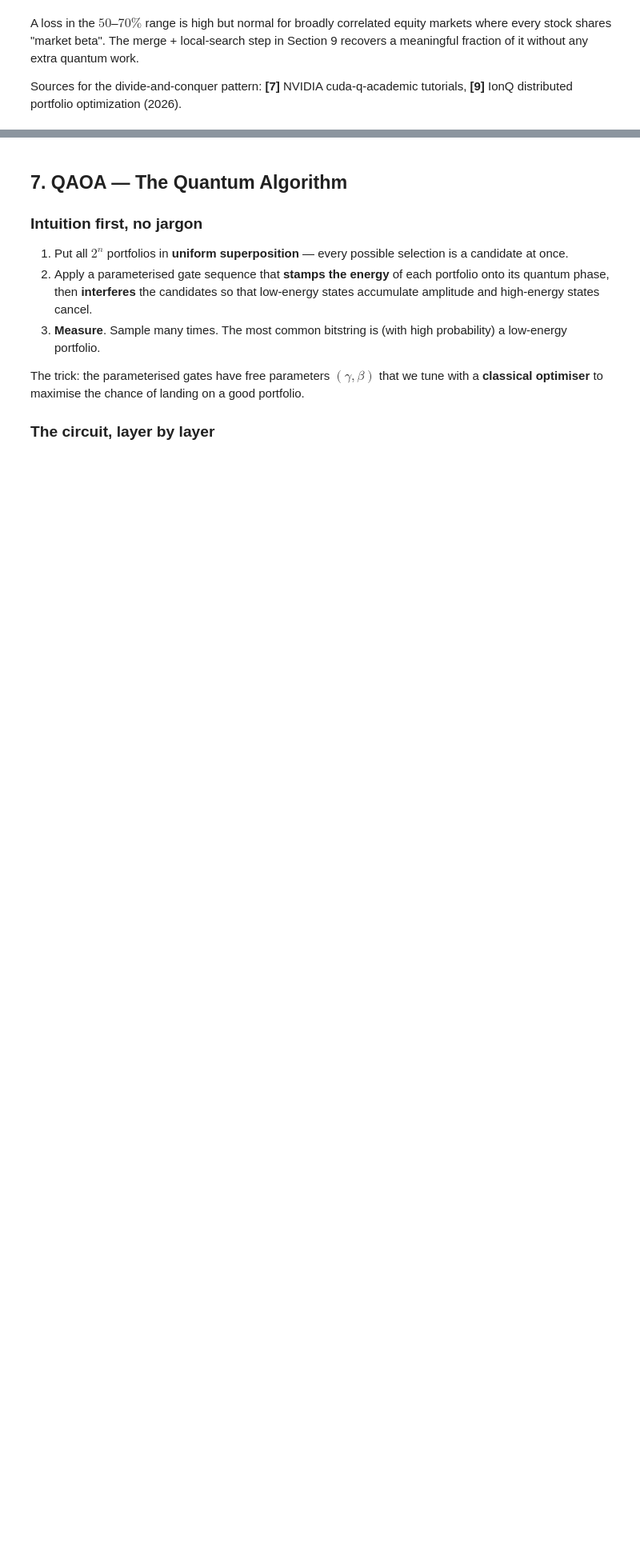
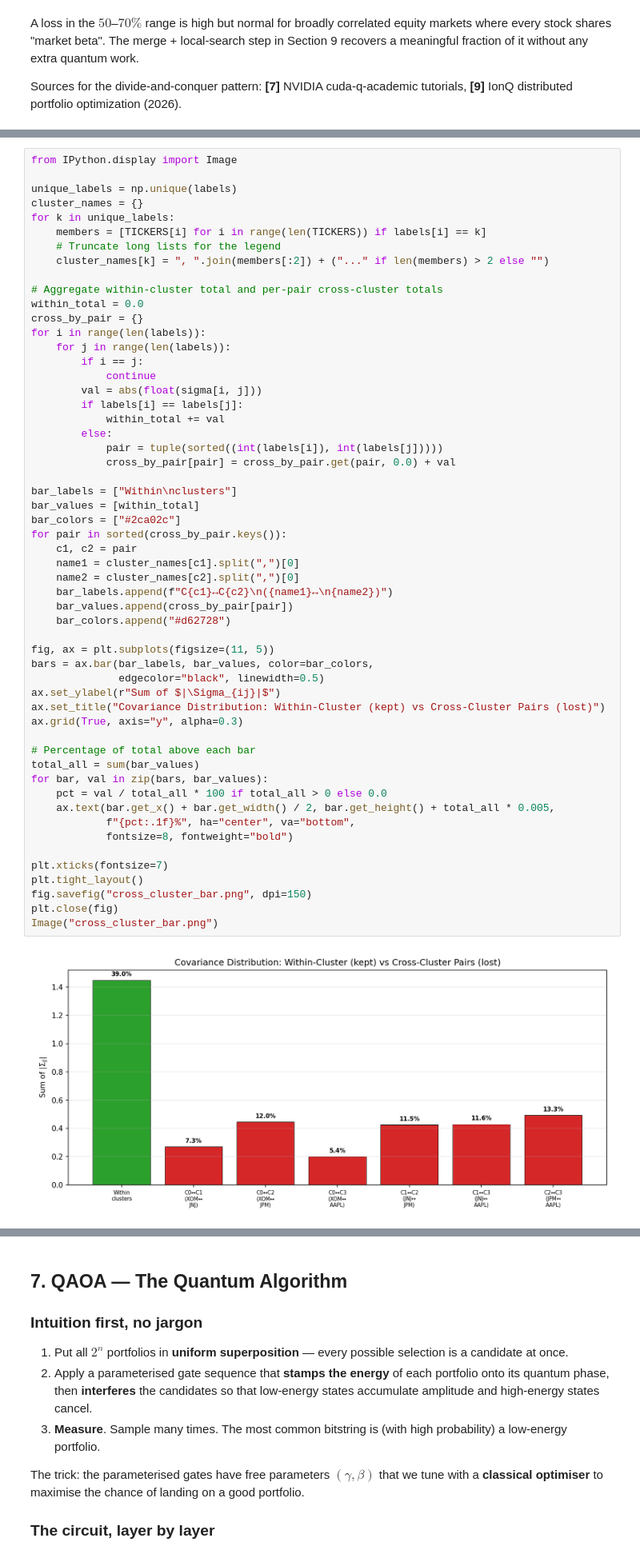
Before and after one commit to DashCodeHub/distributed-portfolio-qaoa-project, a Jupyter notebook: notebooks/demo.ipynb, the cells around one changed output, grey strips where cells are left out. Shown at 80% size. Saved outputs shown, nothing was run; the diff lists cells and outputs as text; blank space fills up the shorter version.

```diff
--- a/notebooks/demo.ipynb
+++ b/notebooks/demo.ipynb
@@ -529,0 +700,57 @@ tutorials, **[9]** IonQ distributed portfolio optimization (2026).
+# %%
+from IPython.display import Image
+
+unique_labels = np.unique(labels)
+cluster_names = {}
+for k in unique_labels:
+    members = [TICKERS[i] for i in range(len(TICKERS)) if labels[i] == k]
+    # Truncate long lists for the legend
+    cluster_names[k] = ", ".join(members[:2]) + ("..." if len(members) > 2 else "")
+
+# Aggregate within-cluster total and per-pair cross-cluster totals
+within_total = 0.0
+cross_by_pair = {}
+for i in range(len(labels)):
+    for j in range(len(labels)):
+        if i == j:
+            continue
+        val = abs(float(sigma[i, j]))
+        if labels[i] == labels[j]:
+            within_total += val
+        else:
+            pair = tuple(sorted((int(labels[i]), int(labels[j]))))
+            cross_by_pair[pair] = cross_by_pair.get(pair, 0.0) + val
+
+bar_labels = ["Within\nclusters"]
+bar_values = [within_total]
+bar_colors = ["#2ca02c"]
+for pair in sorted(cross_by_pair.keys()):
+    c1, c2 = pair
+    name1 = cluster_names[c1].split(",")[0]
+    name2 = cluster_names[c2].split(",")[0]
+    bar_labels.append(f"C{c1}↔C{c2}\n({name1}↔\n{name2})")
+    bar_values.append(cross_by_pair[pair])
+    bar_colors.append("#d62728")
+
+fig, ax = plt.subplots(figsize=(11, 5))
+bars = ax.bar(bar_labels, bar_values, color=bar_colors,
+              edgecolor="black", linewidth=0.5)
+ax.set_ylabel(r"Sum of $|\Sigma_{ij}|$")
+ax.set_title("Covariance Distribution: Within-Cluster (kept) vs Cross-Cluster Pairs (lost)")
+ax.grid(True, axis="y", alpha=0.3)
+
+# Percentage of total above each bar
+total_all = sum(bar_values)
+for bar, val in zip(bars, bar_values):
+    pct = val / total_all * 100 if total_all > 0 else 0.0
+    ax.text(bar.get_x() + bar.get_width() / 2, bar.get_height() + total_all * 0.005,
+            f"{pct:.1f}%", ha="center", va="bottom",
+            fontsize=8, fontweight="bold")
+
+plt.xticks(fontsize=7)
+plt.tight_layout()
+fig.savefig("cross_cluster_bar.png", dpi=150)
+plt.close(fig)
+Image("cross_cluster_bar.png")
+# %% [output]
+[figure, added]
```
Also changed, not shown: parts of 28 cells of this notebook, 8 other files.
